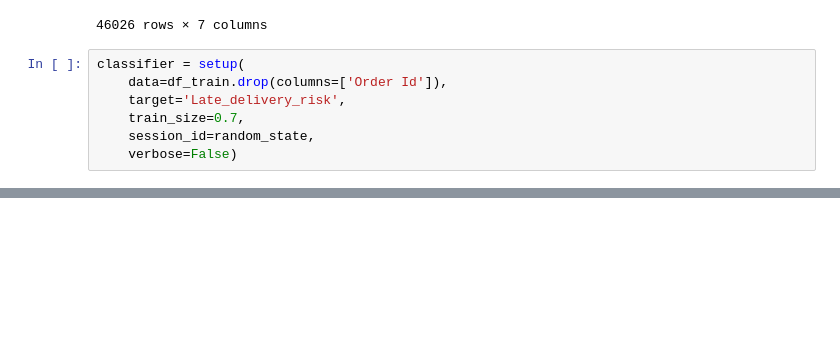
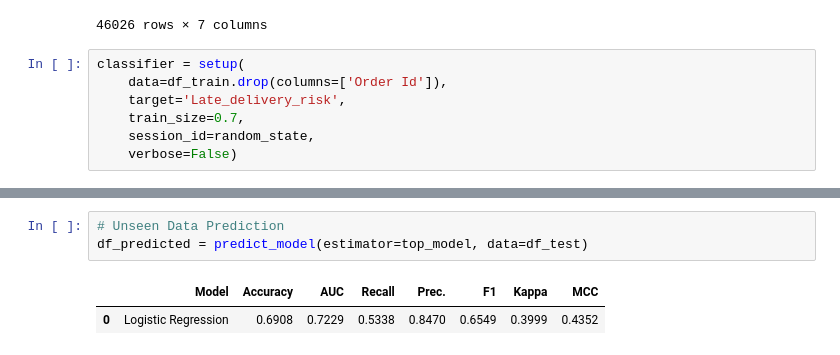
Before and after one commit to JohnnyFoulds/dsm100-2022-oct, a Jupyter notebook: cw01/02_feature_engineering.ipynb, the cells around one changed output, grey strips where cells are left out. Drawn from its saved outputs; the diff is of its cells as text; blank space fills up the shorter version.

```diff
--- a/cw01/02_feature_engineering.ipynb
+++ b/cw01/02_feature_engineering.ipynb
@@ -492,0 +513,6 @@ models = compare_models(n_select=3)
+# %%
+# Unseen Data Prediction
+df_predicted = predict_model(estimator=top_model, data=df_test)
+# %% [output]
+|  | Model | Accuracy | AUC | Recall | Prec. | F1 | Kappa | MCC |
+| 0 | Logistic Regression | 0.6908 | 0.7229 | 0.5338 | 0.8470 | 0.6549 | 0.3999 | 0.4352 |
```
Also changed, not shown: parts of 4 cells of this notebook, 1 other file.
